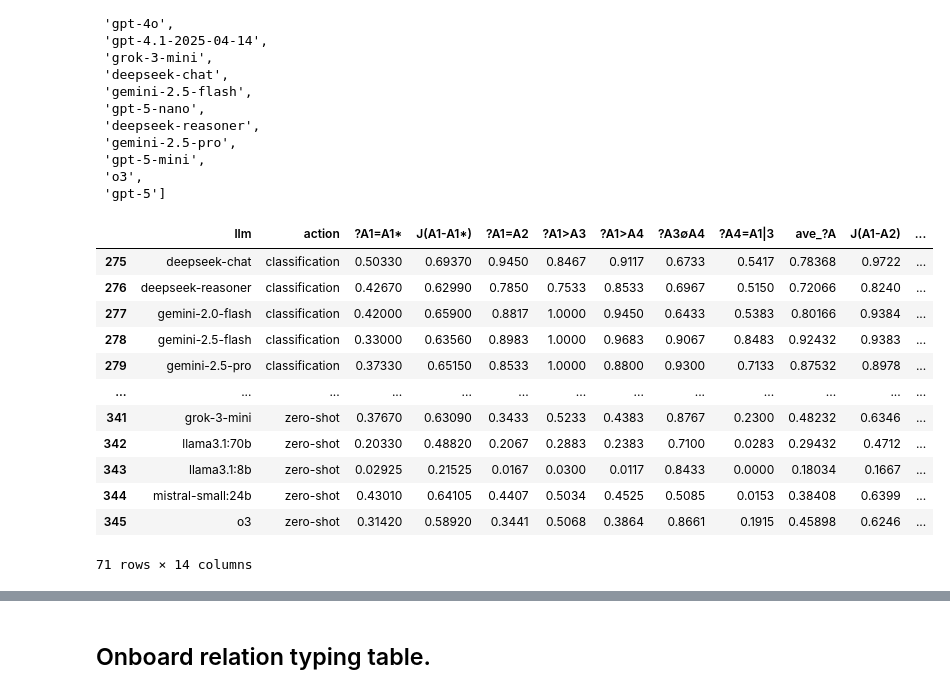
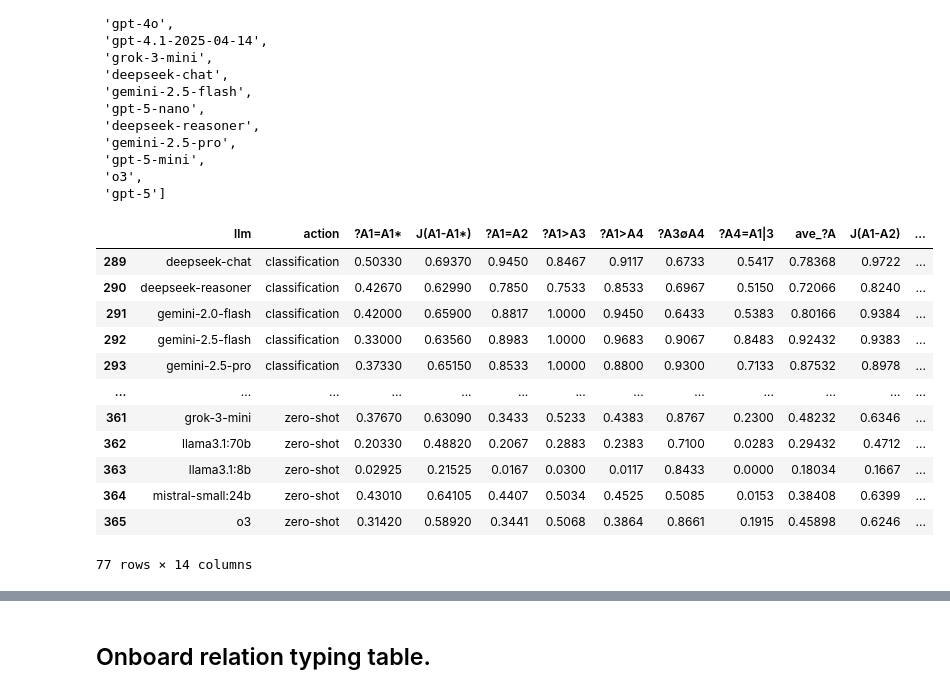
Before and after one commit to GabrieleT0/Answer-Set-Consistency-of-LLMs-For-QA, a Jupyter notebook: src/evaluation/onboard.ipynb, the cells around one changed output, grey strips where cells are left out. Saved outputs shown, nothing was run; the diff lists cells and outputs as text; code cells hidden in the pictures.

```diff
--- a/src/evaluation/onboard.ipynb
+++ b/src/evaluation/onboard.ipynb
@@ -8,7 +8,7 @@ import os
 
 # Load the data from summary_xidx.csv in the output folder
 folder = "../../output/"
-file = os.path.join(folder, "summary_xidk.csv")
+file = os.path.join(folder, "summary_xidk_old.csv")
 df = pd.read_csv(file)
 df.head()
 # %% [output]
@@ -79,41 +79,41 @@ llms
 # %%
 cols = ["llm","action", "?A1=A1*", "J(A1-A1*)", "?A1=A2", "?A1>A3","?A1>A4","?A3∅A4","?A4=A1|3","ave_?A",
         "J(A1-A2)","J(A3-A4)","J(A4-A1|3)","idk"]
-action = ["zero-shot", "classification", "fixing"]
+action = ["zero-shot", "classification", "fixing", "chain-of-thought"]
 llms = ['llama3.1:8b',
  'gpt-oss:20b',
  'gpt-4.1-nano-2025-04-14',
  'mistral-small:24b',
  'llama3.1:70b',
  'gemini-2.0-flash',
  'gpt-4.1-mini-2025-04-14',
  'gpt-4o',
  'gpt-4.1-2025-04-14',
  'grok-3-mini',
  'deepseek-chat',
  'gemini-2.5-flash',
  'gpt-5-nano',
  'deepseek-reasoner',
  'gemini-2.5-pro',
  'gpt-5-mini',
  'o3',
  'gpt-5']
 
 df[cols]
 # %% [output]
 |  | llm | action | ?A1=A1* | J(A1-A1*) | ?A1=A2 | ?A1>A3 | ?A1>A4 | ?A3∅A4 | ?A4=A1|3 | ave_?A | J(A1-A2) | ... |
-| 275 | deepseek-chat | classification | 0.50330 | 0.69370 | 0.9450 | 0.8467 | 0.9117 | 0.6733 | 0.5417 | 0.78368 | 0.9722 | ... |
-| 276 | deepseek-reasoner | classification | 0.42670 | 0.62990 | 0.7850 | 0.7533 | 0.8533 | 0.6967 | 0.5150 | 0.72066 | 0.8240 | ... |
-| 277 | gemini-2.0-flash | classification | 0.42000 | 0.65900 | 0.8817 | 1.0000 | 0.9450 | 0.6433 | 0.5383 | 0.80166 | 0.9384 | ... |
-| 278 | gemini-2.5-flash | classification | 0.33000 | 0.63560 | 0.8983 | 1.0000 | 0.9683 | 0.9067 | 0.8483 | 0.92432 | 0.9383 | ... |
-| 279 | gemini-2.5-pro | classification | 0.37330 | 0.65150 | 0.8533 | 1.0000 | 0.8800 | 0.9300 | 0.7133 | 0.87532 | 0.8978 | ... |
+| 289 | deepseek-chat | classification | 0.50330 | 0.69370 | 0.9450 | 0.8467 | 0.9117 | 0.6733 | 0.5417 | 0.78368 | 0.9722 | ... |
+| 290 | deepseek-reasoner | classification | 0.42670 | 0.62990 | 0.7850 | 0.7533 | 0.8533 | 0.6967 | 0.5150 | 0.72066 | 0.8240 | ... |
+| 291 | gemini-2.0-flash | classification | 0.42000 | 0.65900 | 0.8817 | 1.0000 | 0.9450 | 0.6433 | 0.5383 | 0.80166 | 0.9384 | ... |
+| 292 | gemini-2.5-flash | classification | 0.33000 | 0.63560 | 0.8983 | 1.0000 | 0.9683 | 0.9067 | 0.8483 | 0.92432 | 0.9383 | ... |
+| 293 | gemini-2.5-pro | classification | 0.37330 | 0.65150 | 0.8533 | 1.0000 | 0.8800 | 0.9300 | 0.7133 | 0.87532 | 0.8978 | ... |
 | ... | ... | ... | ... | ... | ... | ... | ... | ... | ... | ... | ... | ... |
-| 341 | grok-3-mini | zero-shot | 0.37670 | 0.63090 | 0.3433 | 0.5233 | 0.4383 | 0.8767 | 0.2300 | 0.48232 | 0.6346 | ... |
-| 342 | llama3.1:70b | zero-shot | 0.20330 | 0.48820 | 0.2067 | 0.2883 | 0.2383 | 0.7100 | 0.0283 | 0.29432 | 0.4712 | ... |
-| 343 | llama3.1:8b | zero-shot | 0.02925 | 0.21525 | 0.0167 | 0.0300 | 0.0117 | 0.8433 | 0.0000 | 0.18034 | 0.1667 | ... |
-| 344 | mistral-small:24b | zero-shot | 0.43010 | 0.64105 | 0.4407 | 0.5034 | 0.4525 | 0.5085 | 0.0153 | 0.38408 | 0.6399 | ... |
-| 345 | o3 | zero-shot | 0.31420 | 0.58920 | 0.3441 | 0.5068 | 0.3864 | 0.8661 | 0.1915 | 0.45898 | 0.6246 | ... |
+| 361 | grok-3-mini | zero-shot | 0.37670 | 0.63090 | 0.3433 | 0.5233 | 0.4383 | 0.8767 | 0.2300 | 0.48232 | 0.6346 | ... |
+| 362 | llama3.1:70b | zero-shot | 0.20330 | 0.48820 | 0.2067 | 0.2883 | 0.2383 | 0.7100 | 0.0283 | 0.29432 | 0.4712 | ... |
+| 363 | llama3.1:8b | zero-shot | 0.02925 | 0.21525 | 0.0167 | 0.0300 | 0.0117 | 0.8433 | 0.0000 | 0.18034 | 0.1667 | ... |
+| 364 | mistral-small:24b | zero-shot | 0.43010 | 0.64105 | 0.4407 | 0.5034 | 0.4525 | 0.5085 | 0.0153 | 0.38408 | 0.6399 | ... |
+| 365 | o3 | zero-shot | 0.31420 | 0.58920 | 0.3441 | 0.5068 | 0.3864 | 0.8661 | 0.1915 | 0.45898 | 0.6246 | ... |
-71 rows × 14 columns
+77 rows × 14 columns
 # %%
 # New cell: show only the selected columns (llm, action, and the requested metrics)
 from IPython.display import display
```
Also changed, not shown: parts of 16 cells of this notebook.
